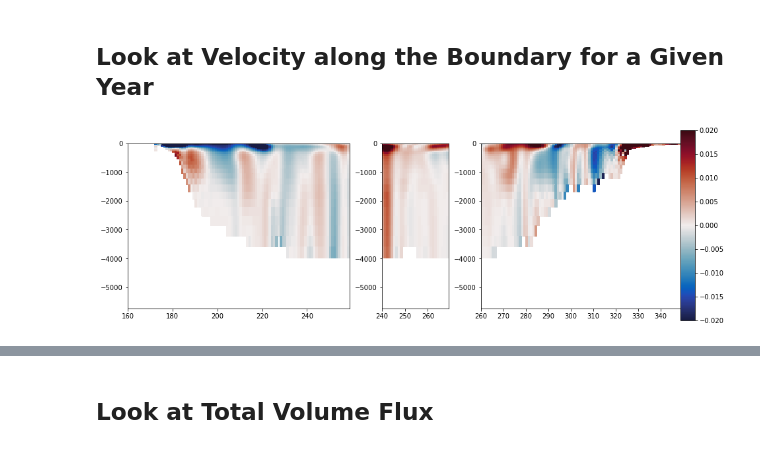
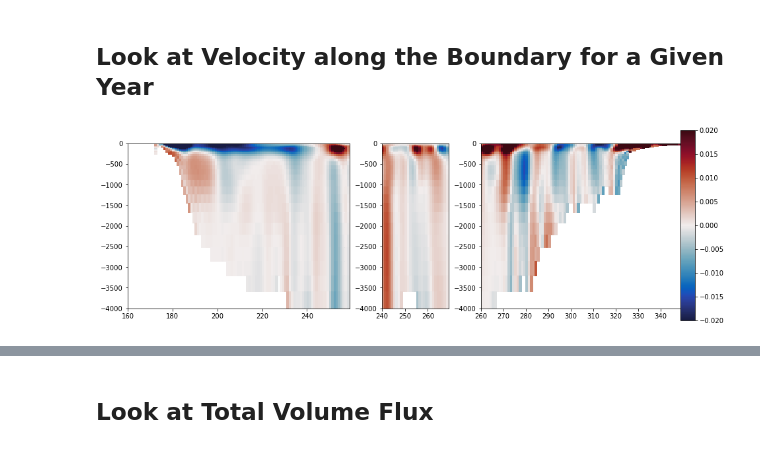
Before and after one commit to UBC-MOAD/analysis-cindy, a Jupyter notebook: proj2_notebooks/Susans.ipynb, the cells around one changed output, grey strips where cells are left out. Saved outputs shown, nothing was run; the diff lists cells and outputs as text; code cells hidden in the pictures.

```diff
--- a/proj2_notebooks/Susans.ipynb
+++ b/proj2_notebooks/Susans.ipynb
@@ -126,19 +154,21 @@ def vel(keyword, T, ENG='EXH005'):
 # %% [markdown]
 ## Look at Velocity along the Boundary for a Given Year
 # %%
-year = 2002
+year = 2004
 u_vel = vel('U', year)
 v_vel = vel('V', year)
 
 fig, axs = plt.subplots(1, 3, figsize=(15, 4.6),gridspec_kw = {'width_ratios':[100, 30, 90]})
 mesh = axs[0].pcolormesh(np.arange(corn2_i, corn3_i), -gdept0[:],
                      u_vel[:, corn2_i:corn3_i, corn2_j], cmap=cm.balance, vmax=0.02, vmin=-0.02)
 axs[1].pcolormesh(np.arange(corn3_j, corn4_j), -gdept0[:],
                      -v_vel[:, corn3_i, corn3_j:corn4_j], cmap=cm.balance, vmax=0.02, vmin=-0.02)
 axs[2].pcolormesh(np.arange(corn4_i, corn5_i), -gdept0[:],
                      u_vel[:, corn4_i:corn5_i, corn4_j], cmap=cm.balance, vmax=0.02, vmin=-0.02)
 fig.subplots_adjust(right=0.9)
 cbar_ax = fig.add_axes([0.9, 0.07, 0.02, 0.87])
-fig.colorbar(mesh, cax=cbar_ax);
+fig.colorbar(mesh, cax=cbar_ax)
+for ax in axs:
+    ax.set_ylim(-4000, 0)
 # %% [output]
-[figure, old version]
+[figure, new version]
```
Also changed, not shown: parts of 12 cells of this notebook.
